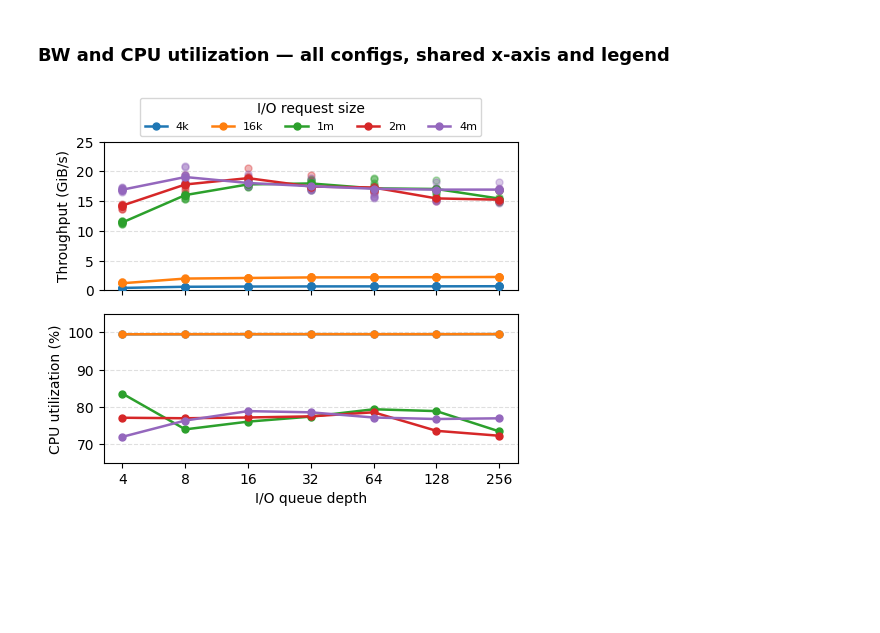
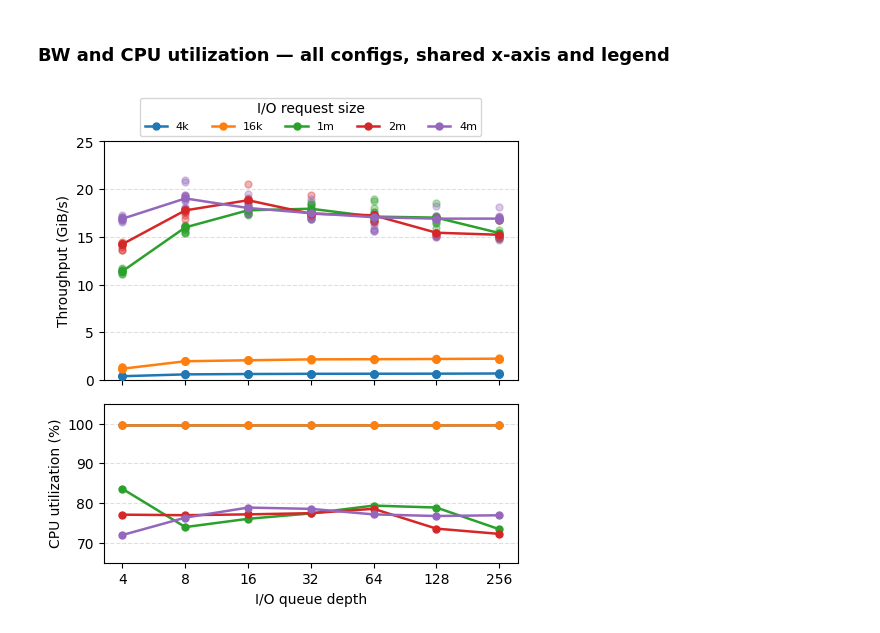
Before and after one commit to cissieAB/pdsw26_daos-bench, a Jupyter notebook: results/testbed/fio-dfs-iod-bs-sweep/fio_iod-bs_run-cmp.ipynb, the cells around one changed output. Cells and saved outputs as stored; diff of their text form; code cells hidden in the pictures; blank space fills up the shorter version.

Commit message:
fio sweep figure height updates

```diff
--- a/results/testbed/fio-dfs-iod-bs-sweep/fio_iod-bs_run-cmp.ipynb
+++ b/results/testbed/fio-dfs-iod-bs-sweep/fio_iod-bs_run-cmp.ipynb
@@ -473,7 +473,8 @@ cpu_df['iod_n'] = cpu_df['iod'].str.replace('iod', '').astype(int)
 IOD_NUMS = [int(i.replace('iod', '')) for i in IOD_ORDER]
 palette  = sns.color_palette("tab10", n_colors=len(BS_ORDER))
 
-fig, (ax_bw, ax_cpu) = plt.subplots(2, 1, figsize=(5, 4), sharex=True)
+fig, (ax_bw, ax_cpu) = plt.subplots(2, 1, figsize=(5, 5), sharex=True,
+                                    gridspec_kw={'height_ratios': [1.5, 1]})
 
 for bs, color in zip(BS_ORDER, palette):
     label = bs.replace('bs', '')
@@ -484,31 +485,31 @@ for bs, color in zip(BS_ORDER, palette):
     ax_bw.plot(med_bw['iod_n'], med_bw['bw_GiBs'], color=color, linewidth=1.8,
                marker='o', markersize=5, label=label, zorder=4)
 
     sub_cpu = cpu_df[cpu_df['bs'] == bs].sort_values('iod_n')
     # ax_cpu.scatter(sub_cpu['iod_n'], sub_cpu['cpu_pct'], color=color, alpha=0.35, s=25, zorder=3)
     med_cpu = sub_cpu.groupby('iod_n', sort=True)['cpu_pct'].median().reset_index()
     ax_cpu.plot(med_cpu['iod_n'], med_cpu['cpu_pct'], color=color, linewidth=1.8,
                 marker='o', markersize=5, zorder=4)
 
 ax_bw.set_xscale('log', base=2)
 ax_bw.set_ylabel('Throughput (GiB/s)')
 ax_bw.set_ylim(0, 25)
 ax_bw.yaxis.grid(True, linestyle='--', alpha=0.4)
 ax_bw.set_axisbelow(True)
 
 ax_cpu.set_ylabel('CPU utilization (%)')
 ax_cpu.set_ylim(65, 105)
 ax_cpu.set_xticks(IOD_NUMS)
 ax_cpu.set_xticklabels(IOD_NUMS)
 ax_cpu.set_xlabel('I/O queue depth')
 ax_cpu.yaxis.grid(True, linestyle='--', alpha=0.4)
 ax_cpu.set_axisbelow(True)
 
 fig.legend(title='I/O request size', loc='lower center', bbox_to_anchor=(0.5, 1.0),
            ncol=len(BS_ORDER), framealpha=0.8, fontsize=8, bbox_transform=ax_bw.transAxes)
 
 plt.tight_layout()
 plt.savefig('fio-randwrite_bs-iod-sweep.pdf', bbox_inches='tight')
 plt.show()
 # %% [output]
-[figure, old version]
+[figure, new version]
```
Also changed, not shown: 1 other file.
